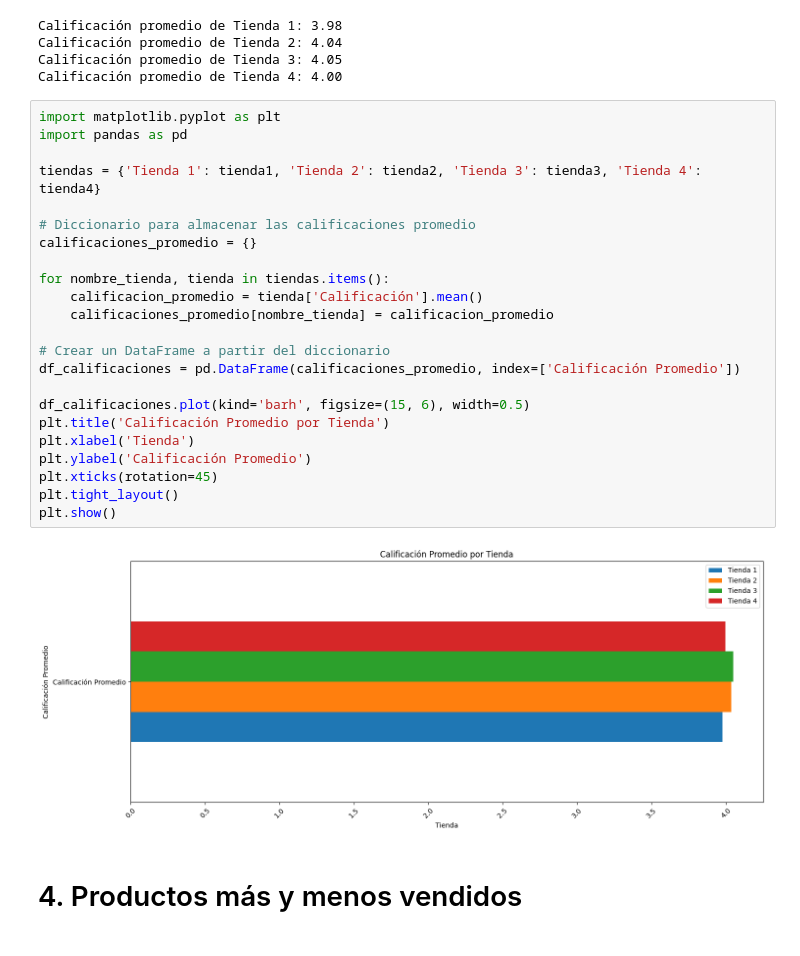
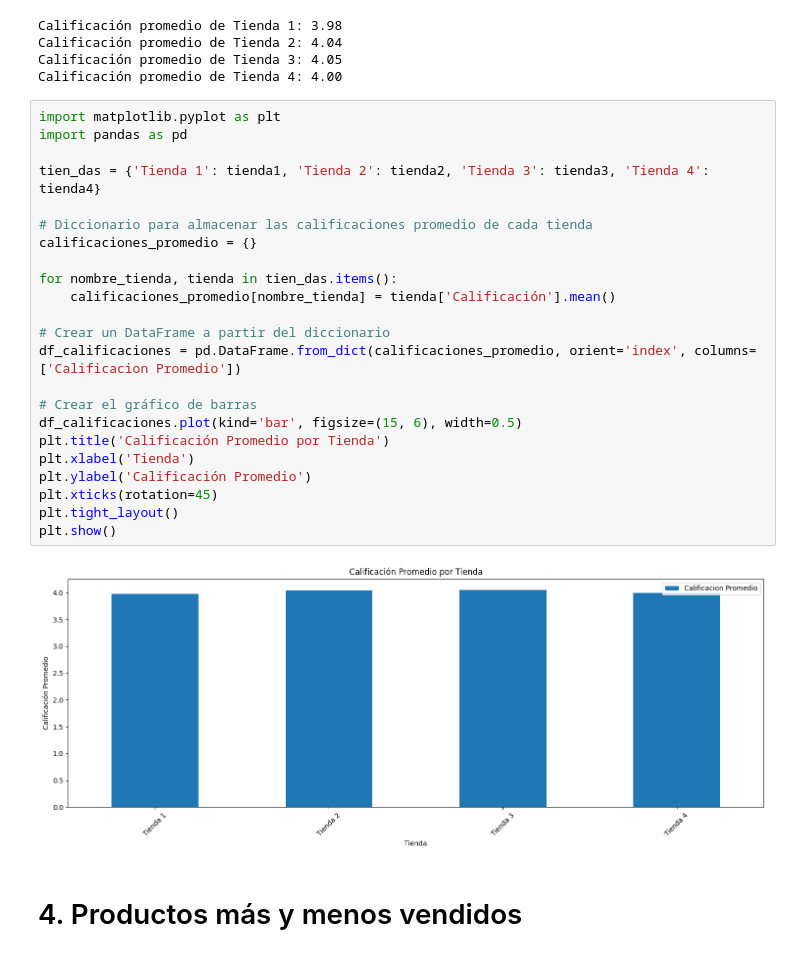
Before and after one commit to patinohoyosgisell/Challenge-Alura-Store, a Jupyter notebook: AluraStoreLatam.ipynb, the cells around one changed output. Cells and saved outputs as stored; diff of their text form.

```diff
--- a/AluraStoreLatam.ipynb
+++ b/AluraStoreLatam.ipynb
@@ -179,28 +179,28 @@ Calificación promedio de Tienda 4: 4.00
 # %%
 import matplotlib.pyplot as plt
 import pandas as pd
 
-tiendas = {'Tienda 1': tienda1, 'Tienda 2': tienda2, 'Tienda 3': tienda3, 'Tienda 4': tienda4}
+tien_das = {'Tienda 1': tienda1, 'Tienda 2': tienda2, 'Tienda 3': tienda3, 'Tienda 4': tienda4}
 
-# Diccionario para almacenar las calificaciones promedio
+# Diccionario para almacenar las calificaciones promedio de cada tienda
 calificaciones_promedio = {}
 
-for nombre_tienda, tienda in tiendas.items():
-    calificacion_promedio = tienda['Calificación'].mean()
-    calificaciones_promedio[nombre_tienda] = calificacion_promedio
+for nombre_tienda, tienda in tien_das.items():
+    calificaciones_promedio[nombre_tienda] = tienda['Calificación'].mean()
 
 # Crear un DataFrame a partir del diccionario
-df_calificaciones = pd.DataFrame(calificaciones_promedio, index=['Calificación Promedio'])
+df_calificaciones = pd.DataFrame.from_dict(calificaciones_promedio, orient='index', columns=['Calificacion Promedio'])
 
-df_calificaciones.plot(kind='barh', figsize=(15, 6), width=0.5)
+# Crear el gráfico de barras
+df_calificaciones.plot(kind='bar', figsize=(15, 6), width=0.5)
 plt.title('Calificación Promedio por Tienda')
 plt.xlabel('Tienda')
 plt.ylabel('Calificación Promedio')
 plt.xticks(rotation=45)
 plt.tight_layout()
 plt.show()
 # %% [output]
-[figure, old version]
+[figure, new version]
 # %% [markdown]
 # 4. Productos más y menos vendidos
 # %%
```
Also changed, not shown: parts of 7 cells of this notebook.
